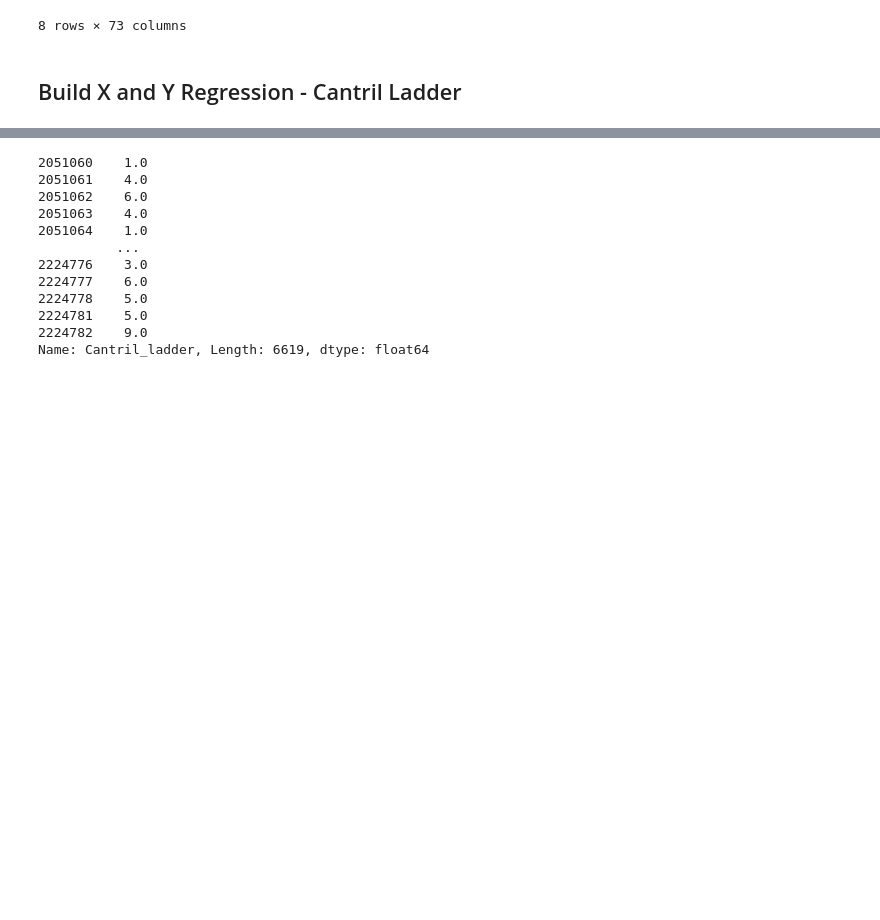
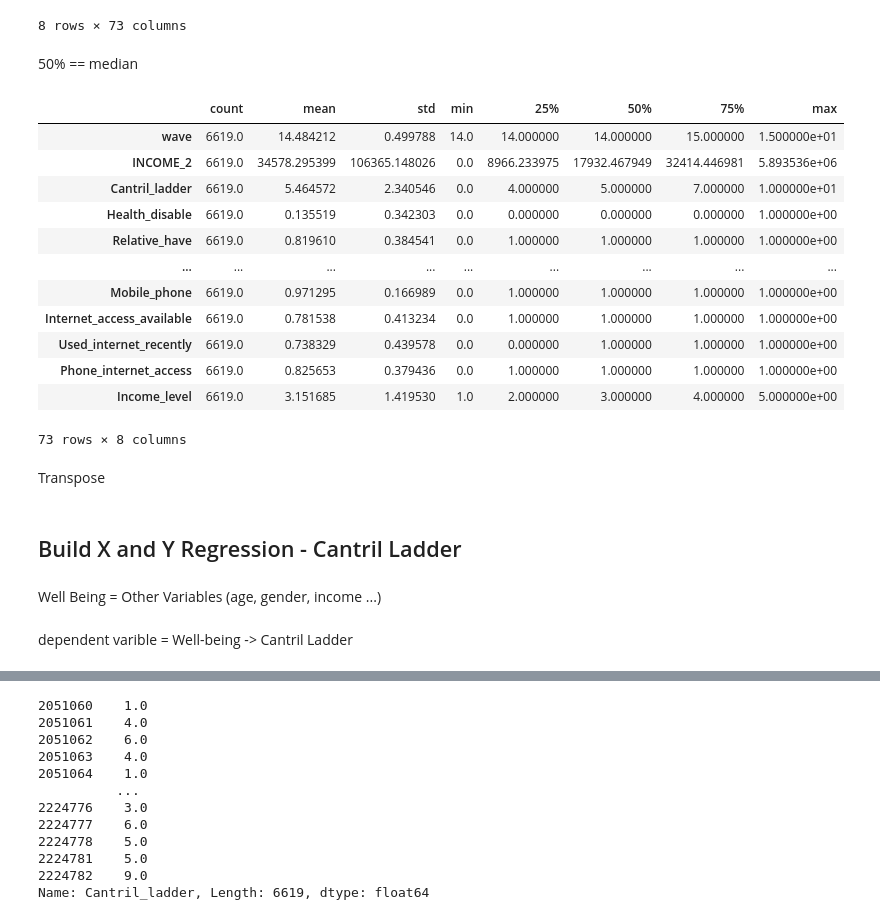
Before and after one commit to MichaelChaoLi-cpu/Course01_DataScienceForBa, a Jupyter notebook: Code/C02_LinearRfAnalysis_v1.ipynb, the cells around one changed output, grey strips where cells are left out. Saved outputs shown, nothing was run; the diff lists cells and outputs as text; code cells hidden in the pictures; blank space fills up the shorter version.

```diff
--- a/Code/C02_LinearRfAnalysis_v1.ipynb
+++ b/Code/C02_LinearRfAnalysis_v1.ipynb
@@ -105,3 +101,23 @@ WahsedDataset.describe()
 | 75% | 15.000000 | 3.241445e+04 | 7.000000 | 0.000000 | 1.000000 | 1.000000 | ... |
 | max | 15.000000 | 5.893536e+06 | 10.000000 | 1.000000 | 1.000000 | 1.000000 | ... |
 8 rows × 73 columns
+# %% [markdown]
+50% == median
+# %%
+WahsedDataset.describe().T
+# %% [output]
+|  | count | mean | std | min | 25% | 50% | 75% | max |
+| wave | 6619.0 | 14.484212 | 0.499788 | 14.0 | 14.000000 | 14.000000 | 15.000000 | 1.500000e+01 |
+| INCOME_2 | 6619.0 | 34578.295399 | 106365.148026 | 0.0 | 8966.233975 | 17932.467949 | 32414.446981 | 5.893536e+06 |
+| Cantril_ladder | 6619.0 | 5.464572 | 2.340546 | 0.0 | 4.000000 | 5.000000 | 7.000000 | 1.000000e+01 |
+| Health_disable | 6619.0 | 0.135519 | 0.342303 | 0.0 | 0.000000 | 0.000000 | 0.000000 | 1.000000e+00 |
+| Relative_have | 6619.0 | 0.819610 | 0.384541 | 0.0 | 1.000000 | 1.000000 | 1.000000 | 1.000000e+00 |
+| ... | ... | ... | ... | ... | ... | ... | ... | ... |
+| Mobile_phone | 6619.0 | 0.971295 | 0.166989 | 0.0 | 1.000000 | 1.000000 | 1.000000 | 1.000000e+00 |
+| Internet_access_available | 6619.0 | 0.781538 | 0.413234 | 0.0 | 1.000000 | 1.000000 | 1.000000 | 1.000000e+00 |
+| Used_internet_recently | 6619.0 | 0.738329 | 0.439578 | 0.0 | 0.000000 | 1.000000 | 1.000000 | 1.000000e+00 |
+| Phone_internet_access | 6619.0 | 0.825653 | 0.379436 | 0.0 | 1.000000 | 1.000000 | 1.000000 | 1.000000e+00 |
+| Income_level | 6619.0 | 3.151685 | 1.419530 | 1.0 | 2.000000 | 3.000000 | 4.000000 | 5.000000e+00 |
+73 rows × 8 columns
+# %% [markdown]
+Transpose
@@ -108,4 +126,8 @@ WahsedDataset.describe()
 # %% [markdown]
 ## Build X and Y Regression - Cantril Ladder
+# %% [markdown]
+Well Being = Other Variables (age, gender, income ...)
+# %% [markdown]
+dependent varible = Well-being -> Cantril Ladder
 # %%
 y = WahsedDataset['Cantril_ladder']
```
Also changed, not shown: parts of 17 cells of this notebook, 5 other files.
